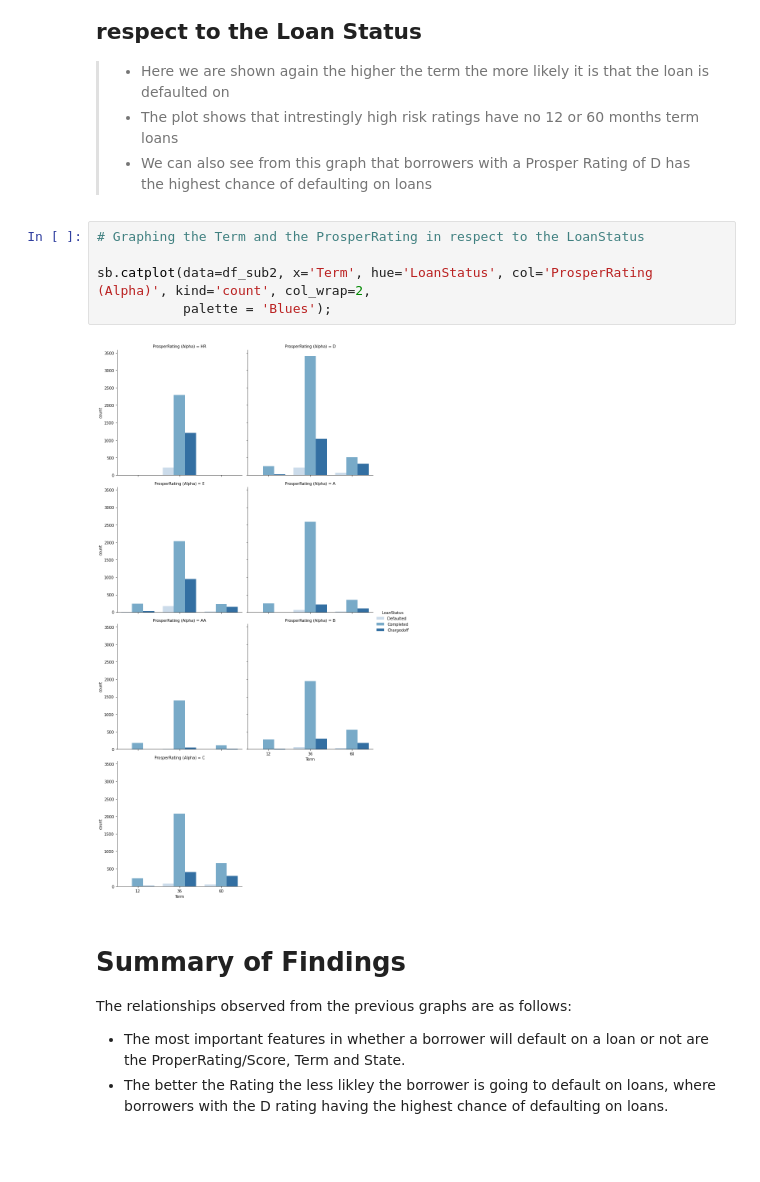
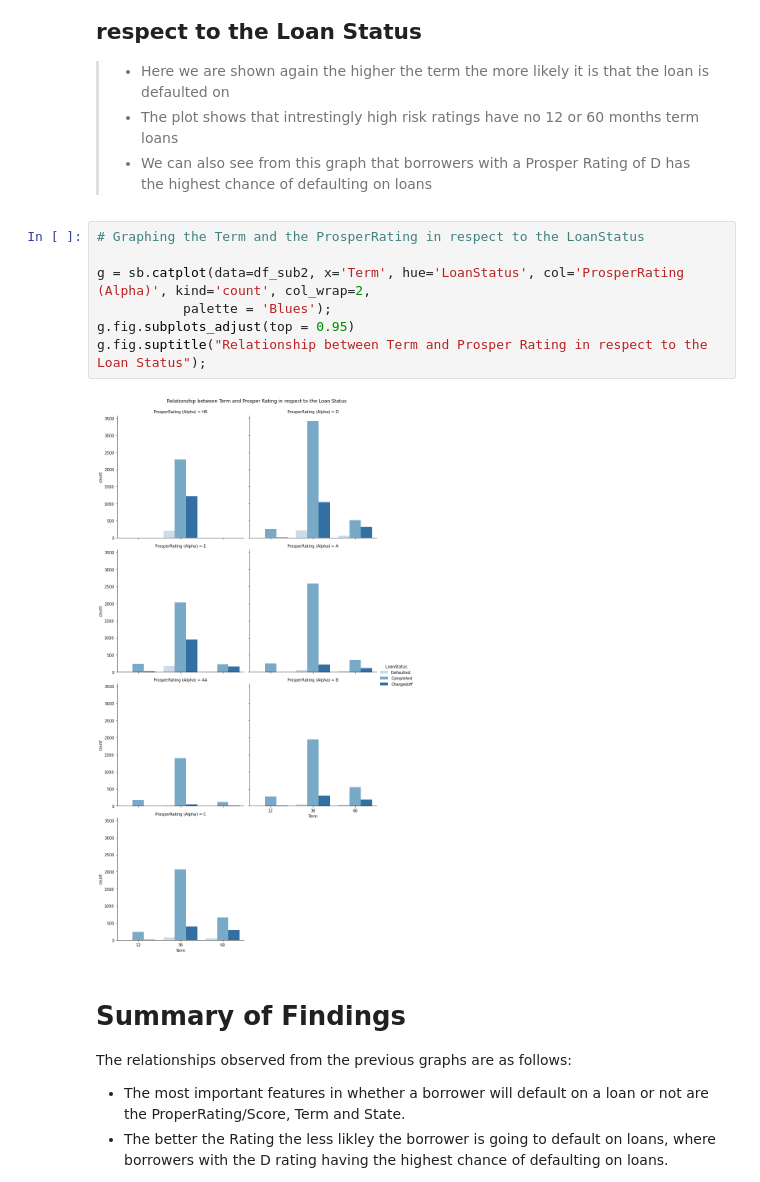
Before and after one commit to Abanoub-A-Girgis/Udacity-Communicate-Data-Findings, a Jupyter notebook: slide_deck.ipynb, the cells around one changed output. Drawn from its saved outputs; the diff is of its cells as text; blank space fills up the shorter version.

```diff
--- a/slide_deck.ipynb
+++ b/slide_deck.ipynb
@@ -139,10 +142,12 @@ print_proportion(ax, df_sub3['LoanStatus'], df_sub3['ListingCategory'])
 # %%
 # Graphing the Term and the ProsperRating in respect to the LoanStatus
 
-sb.catplot(data=df_sub2, x='Term', hue='LoanStatus', col='ProsperRating (Alpha)', kind='count', col_wrap=2,
+g = sb.catplot(data=df_sub2, x='Term', hue='LoanStatus', col='ProsperRating (Alpha)', kind='count', col_wrap=2,
            palette = 'Blues');
+g.fig.subplots_adjust(top = 0.95)
+g.fig.suptitle("Relationship between Term and Prosper Rating in respect to the Loan Status");
 # %% [output]
-[figure, old version]
+[figure, new version]
 # %% [markdown]
 # Summary of Findings
 The relationships observed from the previous graphs are as follows:
```
Also changed, not shown: parts of 3 cells of this notebook, 1 other file.
